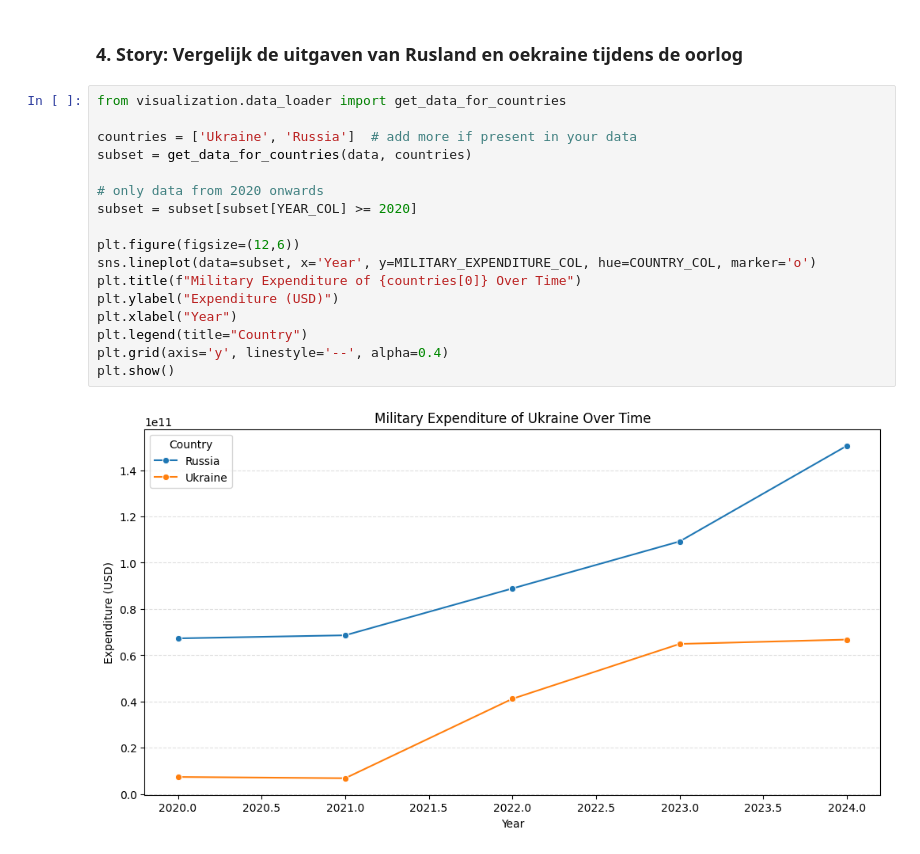
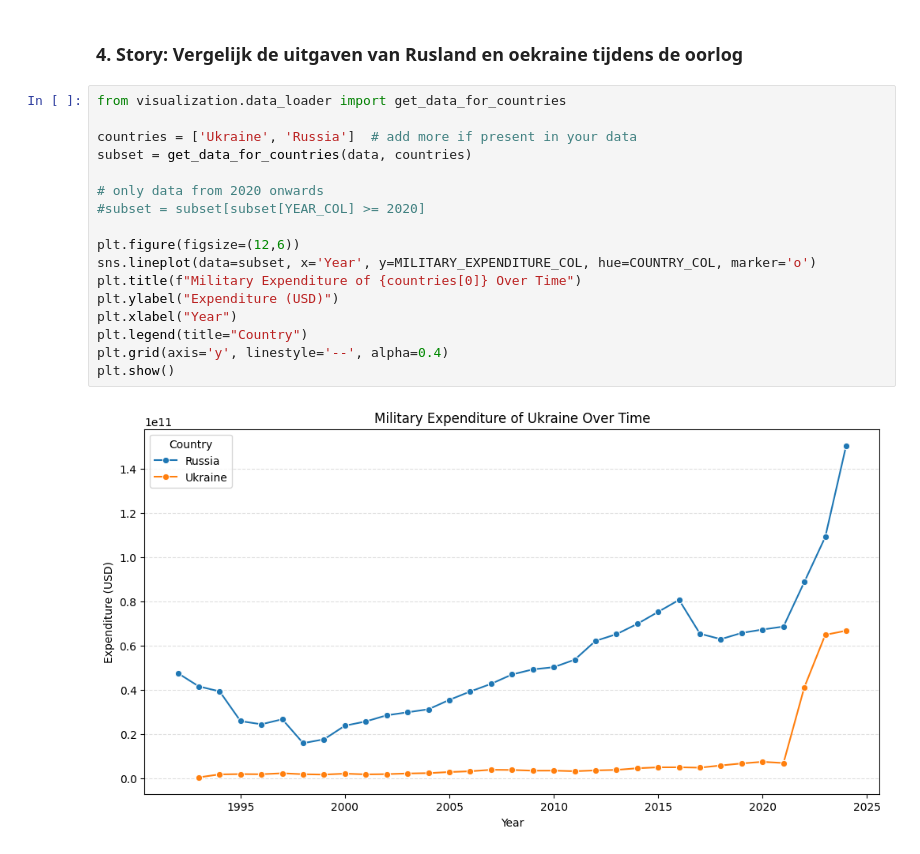
Before and after one commit to Datavisualiatie-UGent/project-dv26-9, a Jupyter notebook: exploration/explore.ipynb, the cells around one changed output. Saved outputs shown, nothing was run; the diff lists cells and outputs as text.

```diff
--- a/exploration/explore.ipynb
+++ b/exploration/explore.ipynb
@@ -467,19 +469,19 @@ plt.show()
 # %%
 from visualization.data_loader import get_data_for_countries
 
 countries = ['Ukraine', 'Russia']  # add more if present in your data
 subset = get_data_for_countries(data, countries)
 
 # only data from 2020 onwards
-subset = subset[subset[YEAR_COL] >= 2020]
+#subset = subset[subset[YEAR_COL] >= 2020]
 
 plt.figure(figsize=(12,6))
 sns.lineplot(data=subset, x='Year', y=MILITARY_EXPENDITURE_COL, hue=COUNTRY_COL, marker='o')
 plt.title(f"Military Expenditure of {countries[0]} Over Time")
 plt.ylabel("Expenditure (USD)")
 plt.xlabel("Year")
 plt.legend(title="Country")
 plt.grid(axis='y', linestyle='--', alpha=0.4)
 plt.show()
 # %% [output]
-[figure, old version]
+[figure, new version]
```
Also changed, not shown: parts of 8 cells of this notebook, 21 other files.
